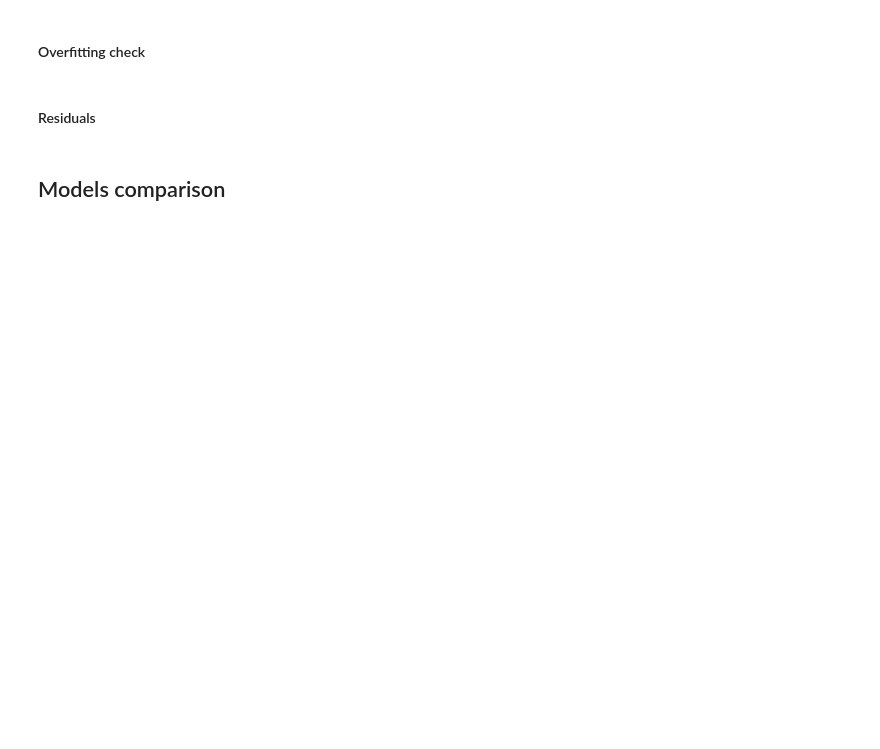
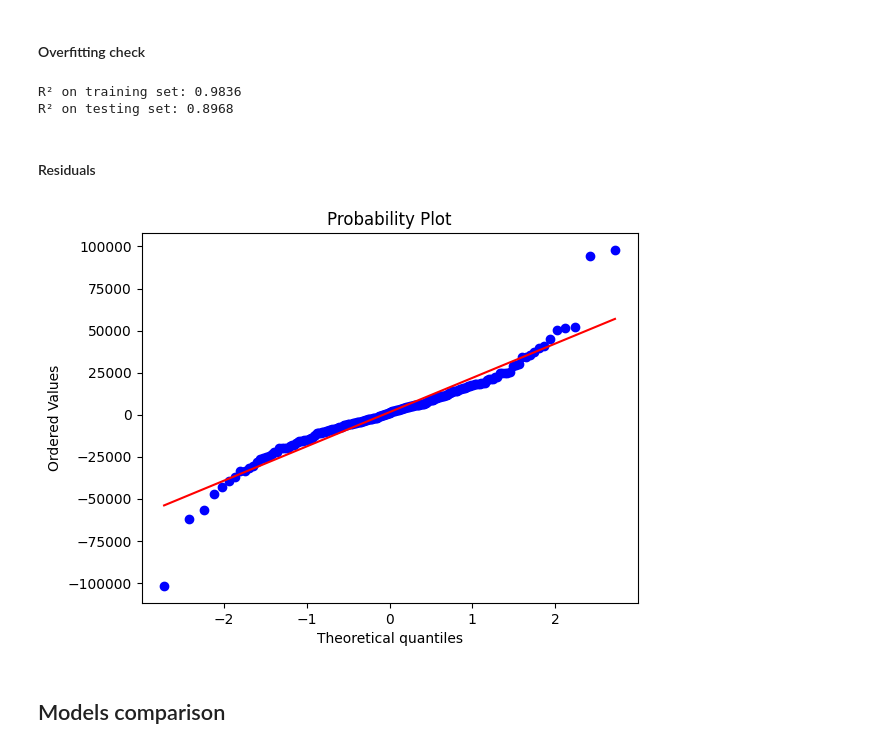
Before and after one commit to marta-glanowska/data-science, a Jupyter notebook: Projects/Regression/Regression_housing_prices.ipynb, the cells around one changed output. Drawn from its saved outputs; the diff is of its cells as text; code cells hidden in the pictures; blank space fills up the shorter version.

```diff
--- a/Projects/Regression/Regression_housing_prices.ipynb
+++ b/Projects/Regression/Regression_housing_prices.ipynb
@@ -623,0 +695,2 @@ _ = sp.stats.probplot(test_residuals, plot=ax)
+# %%
+grid_xgb_model = GridSearchCV(xgb_model, param_grid, cv=10, n_jobs=-1)
@@ -626,7 +739,24 @@ _ = sp.stats.probplot(test_residuals, plot=ax)
 # %% [markdown]
 #### Overfitting check
+# %%
+train_r2 = grid_xgb_model.score(X_train, y_train)  # R² on training set
+test_r2 = grid_xgb_model.score(X_test, y_test) # R² on testing set
+
+print(f"R² on training set: {train_r2:.4f}")
+print(f"R² on testing set: {test_r2:.4f}")
+# %% [output]
+R² on training set: 0.9836
+R² on testing set: 0.8968
 # %% [markdown]
 #### Residuals
+# %%
+test_residuals = y_test - y_pred
+# %%
+import scipy as sp
+fig, ax = plt.subplots()
+_ = sp.stats.probplot(test_residuals, plot=ax)
+# %% [output]
+[figure, added]
 # %% [markdown]
 ## Models comparison
 # %%
```
Also changed, not shown: parts of 47 cells of this notebook, 2 other files.
